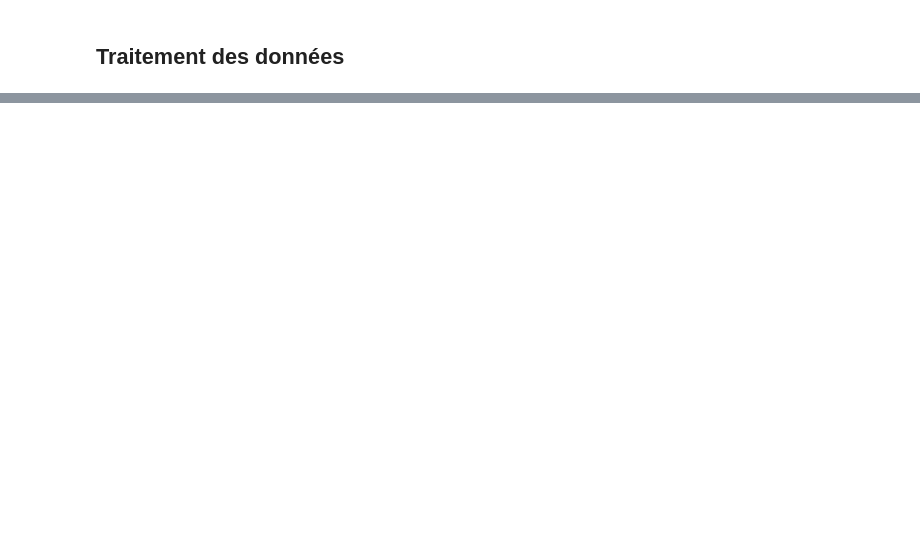
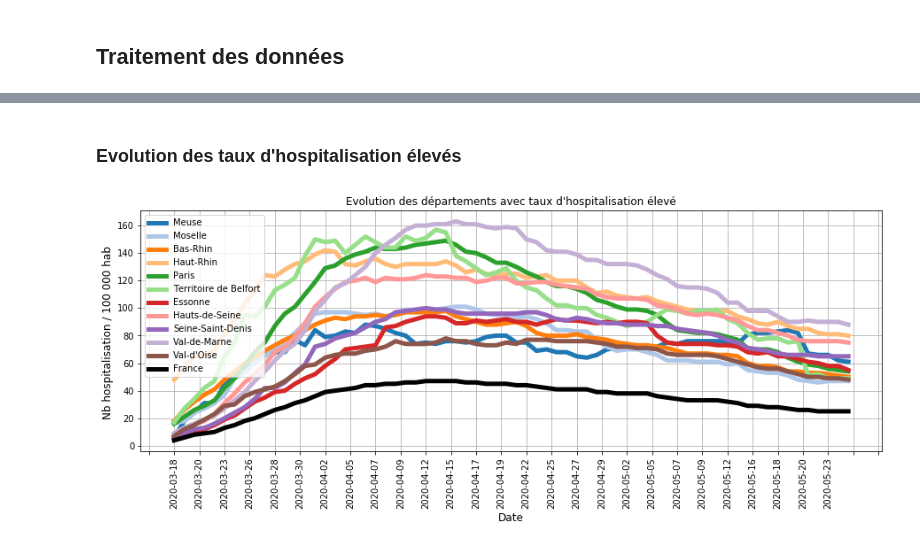
Before and after one commit to smarcovici/Covid_19, a Jupyter notebook: Surveillance_deconfinement/Surveillance_deconfinement.ipynb, the cells around one changed output, grey strips where cells are left out. Cells and saved outputs as stored; diff of their text form; code cells hidden in the pictures; blank space fills up the shorter version.

```diff
--- a/Surveillance_deconfinement/Surveillance_deconfinement.ipynb
+++ b/Surveillance_deconfinement/Surveillance_deconfinement.ipynb
@@ -564,0 +171,6 @@ interactive(children=(Dropdown(description='departement', index=63, options=('Ai
+# %%
+## Creation d'une alerte si sur les 4 derniers jours le taux de reproduction lissé n'est pas faible
+for dep in Dj[(Dj['jour']== Dj['jour'].max())] ['DEP'].values: # parcours des départements
+    if Dj.loc[(Dj['DEP'] == dep)]['CTreprod'].iloc[-4:].max() > 0: # condition sur 4 jours
+        Dj.loc[(Dj['jour']== Dj['jour'].max()) & (Dj['DEP'] == dep),'alerte'] = True
+    else:Dj.loc[(Dj['jour']== Dj['jour'].max()) & (Dj['DEP'] == dep),'alerte'] = False
@@ -564,0 +262,33 @@ interactive(children=(Dropdown(description='departement', index=63, options=('Ai
+# %%
+# Visualisation du taux d'hospitalisation pour l'ensemble des départements ##
+def courbe_Thosphaut():
+    icol = 0
+    cm = matplotlib.cm.get_cmap('tab20')
+    fig1 = pyplot.figure(1,figsize = (15, 5))
+    for i in range(len(Dj)):
+        if (Dj.at[i,'jour'] == Dj['jour'].max()) and (
+            (Dj.at[i,'CThosp'] == 2) | (Dj.at[i,'DEP'] == 'France')) :
+        # Choix des couleurs, épaisseur en fonction du taux hosp, taux reprod et tendance
+            legende =  Dj.at[i,'DEP']
+            epaisseur = 1
+            #col = lcol[icol]
+            if icol >= 20:icol = 0
+            col = cm.colors[icol]
+            icol = icol + 1
+            epaisseur = 5
+            if Dj.at[i,'dep'] == '999':epaisseur = 5 ;col = 'black'
+        # Courbe du département
+            Djdep = Dj.loc[Dj['dep'] == Dj.at[i,'dep'],['jour','Thosp']] # récupération du département
+            pyplot.plot(Djdep['jour'],Djdep['Thosp'],c=col,linewidth = epaisseur,label = legende)
+    # Paramètres généraux
+    pyplot.legend(loc='upper left')
+    pyplot.title("Evolution des départements avec taux d'hospitalisation élevé")
+    pyplot.xlabel('Date' , fontsize = 12) # titre des absisses
+    pyplot.ylabel('Nb hospitalisation / 100 000 hab ' , fontsize = 12) # titre des ordonnées
+    axes = pyplot.gca()
+    axes.xaxis.set_major_locator(matplotlib.ticker.MaxNLocator(30)) # impose 8 graduations maxi
+    for label in pyplot.gca().xaxis.get_ticklabels(): # mise en forme du label des x (rotation verticale)
+        label.set_rotation(90)
+    pyplot.grid() # grille
+    pyplot.show()
+#courbe_Thosphaut()
@@ -564,0 +366,6 @@ interactive(children=(Dropdown(description='departement', index=63, options=('Ai
+# %% [markdown]
+### Evolution des taux d'hospitalisation élevés
+# %%
+courbe_Thosphaut()
+# %% [output]
+[figure, added]
```
Also changed, not shown: parts of 84 cells of this notebook.
